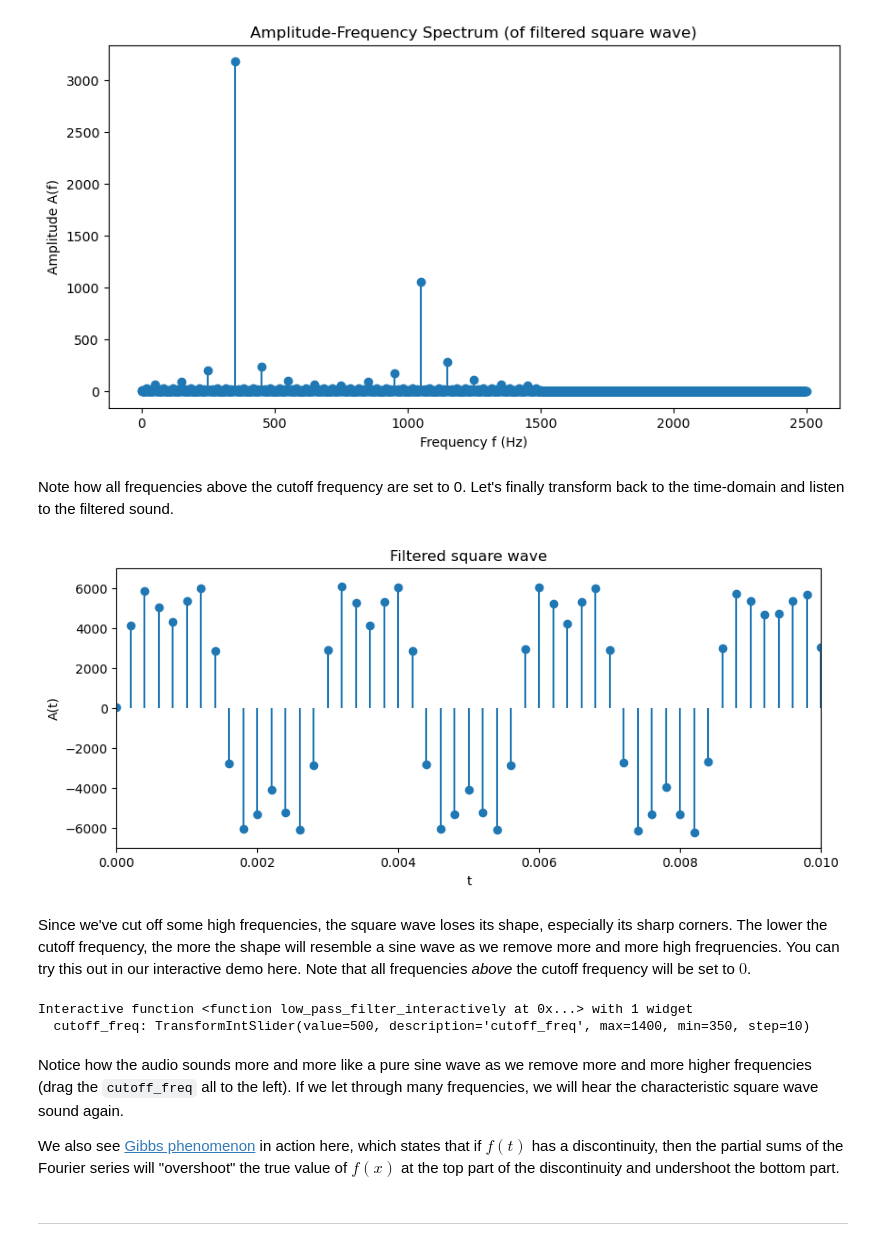
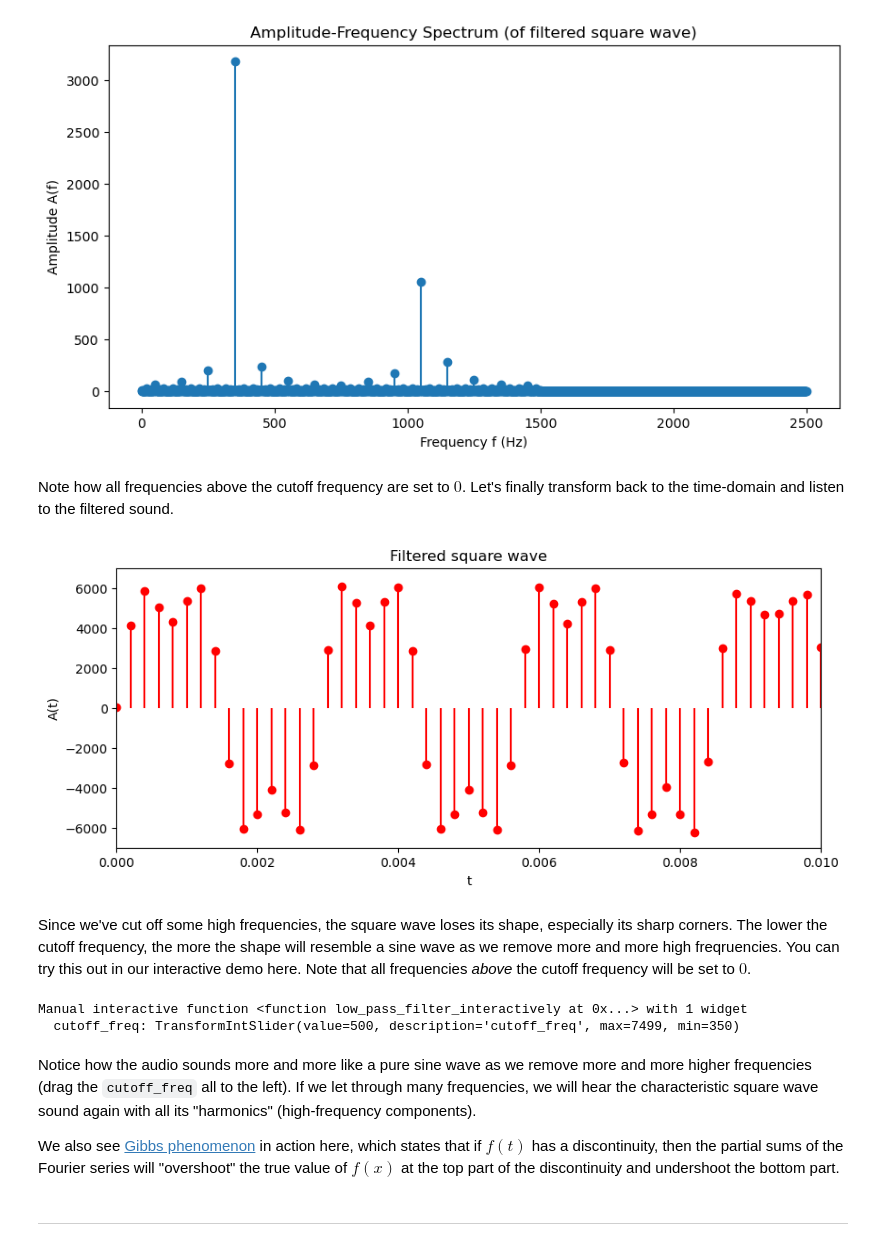
Before and after one commit to Splines/fourier-analysis-basics, a Jupyter notebook: src/fourier.ipynb, the cells around one changed output. Cells and saved outputs as stored; diff of their text form; code cells hidden in the pictures.

```diff
--- a/src/fourier.ipynb
+++ b/src/fourier.ipynb
@@ -924,20 +930,20 @@ plt.show()
 Sample rate is 5000 Hz
 [figure]
 # %% [markdown]
-Note how all frequencies above the cutoff frequency are set to 0. Let's finally transform back to the time-domain and listen to the filtered sound.
+Note how all frequencies above the cutoff frequency are set to $0$. Let's finally transform back to the time-domain and listen to the filtered sound.
 # %%
 # Go back to the time domain
 filtered_signal = idft(filtered)
 # %%
 # Finally plot the filtered square wave in the time domain
 plt.figure(figsize=(10, 4))
-plt.stem(t, np.real(filtered_signal), basefmt=" ")
+plt.stem(t, np.real(filtered_signal), basefmt=" ", linefmt="red")
 plt.xlabel("t")
 plt.ylabel("A(t)")
 plt.xlim(0, 0.01)
 plt.title("Filtered square wave")
 plt.show()
 # %% [output]
-[figure, old version]
+[figure, new version]
 # %% [markdown]
 Since we've cut off some high frequencies, the square wave loses its shape, especially its sharp corners. The lower the cutoff frequency, the more the shape will resemble a sine wave as we remove more and more high freqruencies. You can try this out in our interactive demo here. Note that all frequencies _above_ the cutoff frequency will be set to $0$.
@@ -949,6 +950,12 @@ sample_rate = float(6000)
 # %%
+# If the interactive cell takes too long to execute, try to lower the sample rate.
+# This will make the results less pretty, but the computation faster.
+sample_rate = float(30000)
+max_freq = int(sample_rate / 4) - 1
+
 @interact
-def low_pass_filter_interactively(cutoff_freq=slider(350,1400,10, default=500)):
+def low_pass_filter_interactively(cutoff_freq=slider(350,max_freq, default=500),
+                                  auto_update=False):
     print(f"Sample rate is {sample_rate} Hz")
     print(f"Frequencies above {cutoff_freq} Hz will be cut off")
 
@@ -970,7 +977,7 @@ def low_pass_filter_interactively(cutoff_freq=slider(350,1400,10, default=500)):
 
     # Finally plot the filtered square wave in the time domain
     plt.figure(figsize=(10, 4))
-    plt.stem(t, np.real(filtered_signal), basefmt=" ")
+    plt.stem(t, np.real(filtered_signal), basefmt=" ", linefmt="red")
     plt.xlabel("t")
     plt.ylabel("A(t)")
     plt.xlim(0, 0.01)
@@ -980,10 +987,10 @@ def low_pass_filter_interactively(cutoff_freq=slider(350,1400,10, default=500)):
     # Show audio file
     display(Audio(np.real(filtered_signal), rate=sample_rate))
 # %% [output]
-Interactive function <function low_pass_filter_interactively at 0x...> with 1 widget
-  cutoff_freq: TransformIntSlider(value=500, description='cutoff_freq', max=1400, min=350, step=10)
+Manual interactive function <function low_pass_filter_interactively at 0x...> with 1 widget
+  cutoff_freq: TransformIntSlider(value=500, description='cutoff_freq', max=7499, min=350)
 # %% [markdown]
-Notice how the audio sounds more and more like a pure sine wave as we remove more and more higher frequencies (drag the `cutoff_freq` all to the left). If we let through many frequencies, we will hear the characteristic square wave sound again.
+Notice how the audio sounds more and more like a pure sine wave as we remove more and more higher frequencies (drag the `cutoff_freq` all to the left). If we let through many frequencies, we will hear the characteristic square wave sound again with all its "harmonics" (high-frequency components).
 
 We also see [Gibbs phenomenon](https://en.wikipedia.org/wiki/Gibbs_phenomenon) in action here, which states that if $f(t)$ has a discontinuity, then the partial sums of the Fourier series will "overshoot" the true value of $f(x)$ at the top part of the discontinuity and undershoot the bottom part.
 # %% [markdown]
```
Also changed, not shown: parts of 39 cells of this notebook.
